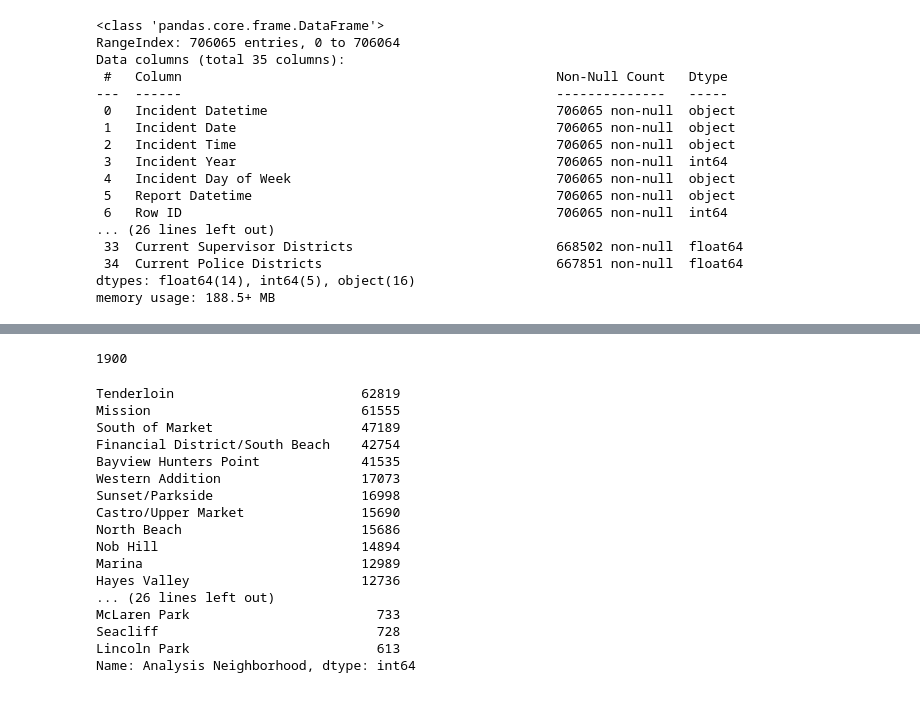
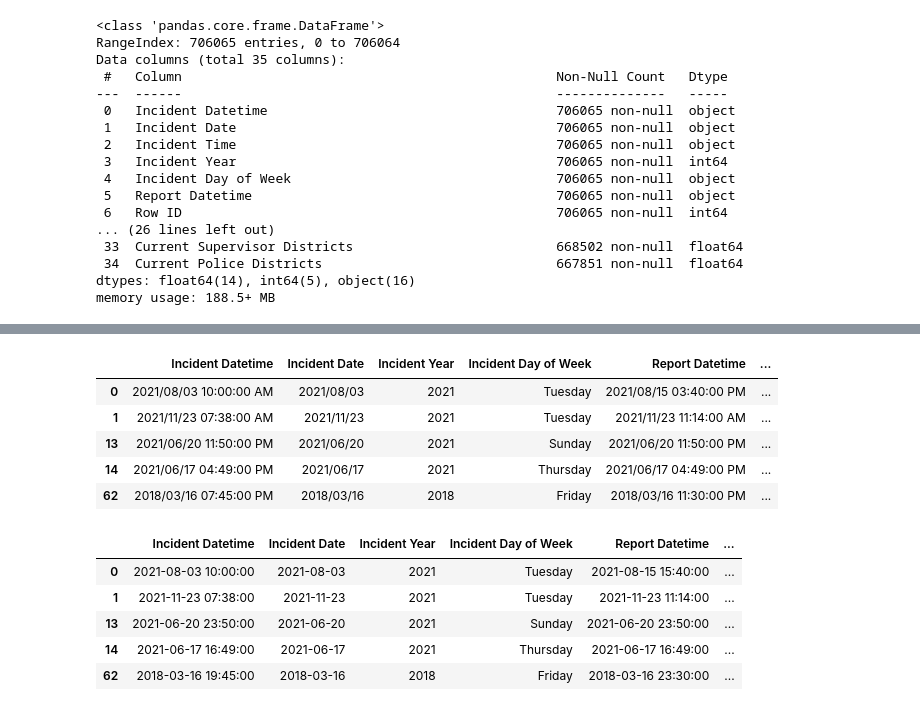
Before and after one commit to ahmed-saleem916/Virtual-Reality-, a Jupyter notebook: sf_data_cleaning.ipynb, the cells around one changed output, grey strips where cells are left out. Drawn from its saved outputs; the diff is of its cells as text; code cells hidden in the pictures.

Commit message:
final draft clean crime data

```diff
--- a/sf_data_cleaning.ipynb
+++ b/sf_data_cleaning.ipynb
@@ -104,7 +104,7 @@ police_reports
 # dropping rows where data equals False with the exception of "Filed Online"
 police_reports = police_reports[police_reports["Incident Datetime"] != "False"]
 police_reports = police_reports[police_reports["Incident Date"] != "False"]
-police_reports = police_reports[police_reports["Incident Time"] != "False"]
+# police_reports = police_reports[police_reports["Incident Time"] != "False"]
 police_reports = police_reports[police_reports["Incident Year"] != "False"]
 police_reports = police_reports[police_reports["Incident Day of Week"] != "False"]
 police_reports = police_reports[police_reports["Report Datetime"] != "False"]
@@ -139,3 +122,16 @@ police_reports_final
+# %%
+# cleaning the Incident Category Column
+police_reports["Incident Category"] = police_reports["Incident Category"].replace(["Weapons Offence"], "Weapons Offense")
+police_reports["Incident Category"] = police_reports["Incident Category"].replace(["Motor Vehicle Theft?"], "Motor Vehicle Theft")
+police_reports["Incident Category"] = police_reports["Incident Category"].replace(["Suspicious Occ", "Suspicious"],
+                                                                                  "Suspicious Activity")
+police_reports["Incident Category"] = police_reports["Incident Category"].replace(["Human Trafficking (A), Commercial Sex Acts",
+                                                                                  "Human Trafficking (B), Involuntary Servitude",
+                                                                                  "Human Trafficking, Commercial Sex Acts"],
+                                                                                  "Human Trafficking")
+
+# df['column name'] = df['column name'].replace(['old value'], 'new value')
+# df['column name'] = df['column name'].replace(['1st old value', '2nd old value', ...], 'new value')
 # %%
 # information regarding data types and ensuring no null values
 police_reports.info()
@@ -160,2 +156,11 @@ memory usage: 75.8+ MB
+# %%
+police_reports.head()
+# %% [output]
+|  | Incident Datetime | Incident Date | Incident Year | Incident Day of Week | Report Datetime | ... |
+| 0 | 2021/08/03 10:00:00 AM | 2021/08/03 | 2021 | Tuesday | 2021/08/15 03:40:00 PM | ... |
+| 1 | 2021/11/23 07:38:00 AM | 2021/11/23 | 2021 | Tuesday | 2021/11/23 11:14:00 AM | ... |
+| 13 | 2021/06/20 11:50:00 PM | 2021/06/20 | 2021 | Sunday | 2021/06/20 11:50:00 PM | ... |
+| 14 | 2021/06/17 04:49:00 PM | 2021/06/17 | 2021 | Thursday | 2021/06/17 04:49:00 PM | ... |
+| 62 | 2018/03/16 07:45:00 PM | 2018/03/16 | 2018 | Friday | 2018/03/16 11:30:00 PM | ... |
 # %%
 # starting to pull the report time from the report datetime column
@@ -163,26 +169,0 @@ memory usage: 75.8+ MB
-# %%
-num_days = police_reports["Incident Date"].nunique()
-num_days
-# %% [output]
-1900
-# %%
-neighborhood = police_reports["Analysis Neighborhood"].value_counts()
-neighborhood
-# %% [output]
-Tenderloin                        62819
-Mission                           61555
-South of Market                   47189
-Financial District/South Beach    42754
-Bayview Hunters Point             41535
-Western Addition                  17073
-Sunset/Parkside                   16998
-Castro/Upper Market               15690
-North Beach                       15686
-Nob Hill                          14894
-Marina                            12989
-Hayes Valley                      12736
-... (26 lines left out)
-McLaren Park                        733
-Seacliff                            728
-Lincoln Park                        613
-Name: Analysis Neighborhood, dtype: int64
@@ -188,0 +180,9 @@ Name: Analysis Neighborhood, dtype: int64
+# %%
+police_reports.head()
+# %% [output]
+|  | Incident Datetime | Incident Date | Incident Year | Incident Day of Week | Report Datetime | ... |
+| 0 | 2021-08-03 10:00:00 | 2021-08-03 | 2021 | Tuesday | 2021-08-15 15:40:00 | ... |
+| 1 | 2021-11-23 07:38:00 | 2021-11-23 | 2021 | Tuesday | 2021-11-23 11:14:00 | ... |
+| 13 | 2021-06-20 23:50:00 | 2021-06-20 | 2021 | Sunday | 2021-06-20 23:50:00 | ... |
+| 14 | 2021-06-17 16:49:00 | 2021-06-17 | 2021 | Thursday | 2021-06-17 16:49:00 | ... |
+| 62 | 2018-03-16 19:45:00 | 2018-03-16 | 2018 | Friday | 2018-03-16 23:30:00 | ... |
```
Also changed, not shown: parts of 15 cells of this notebook, 1 other file.
